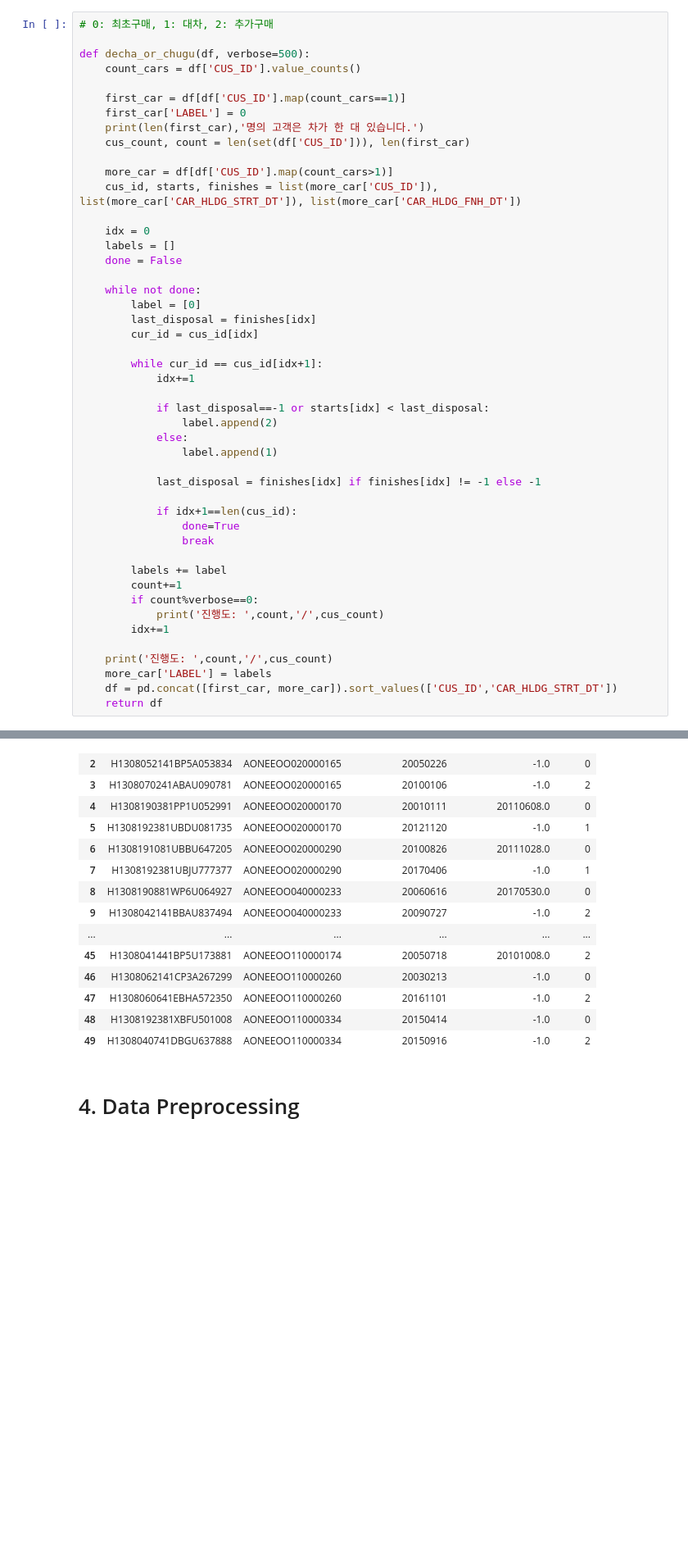
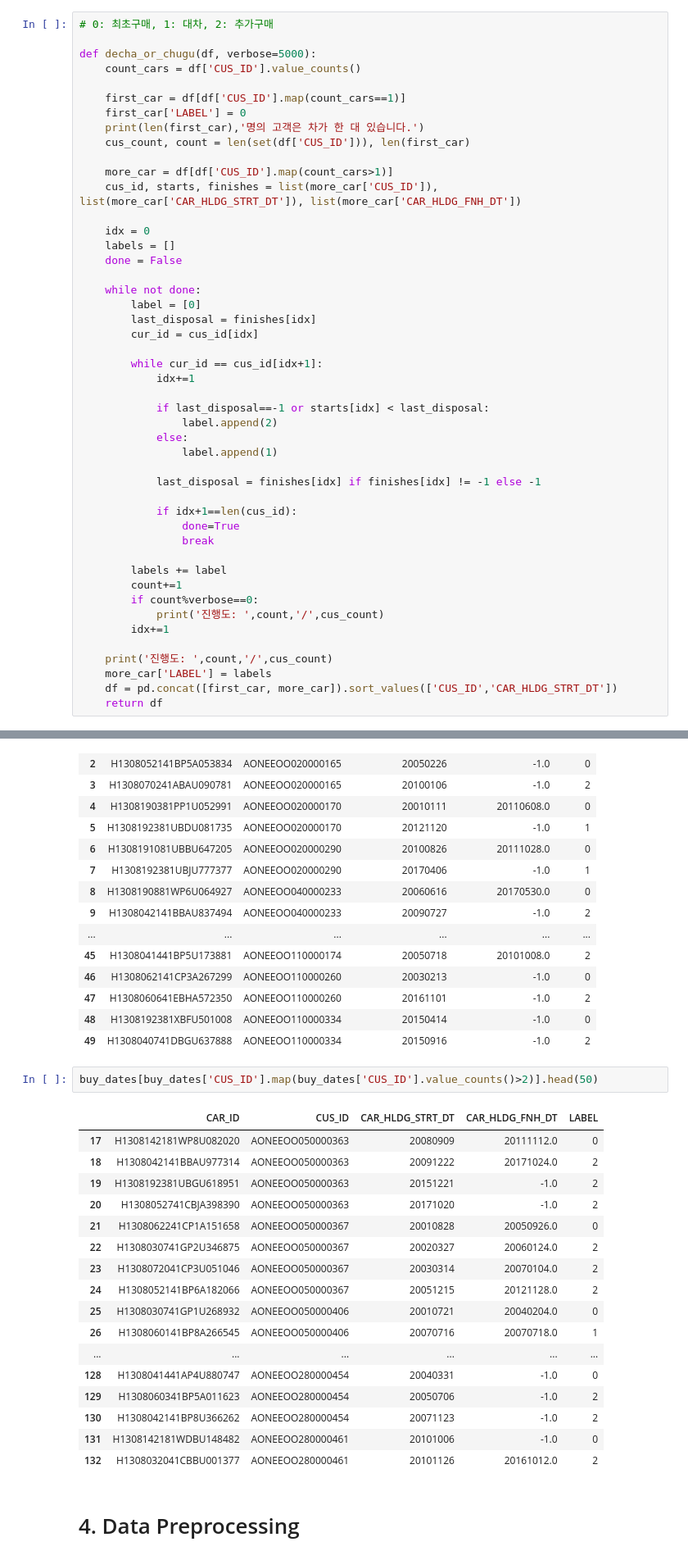
Before and after one commit to LoveDH/hacarthon, a Jupyter notebook: hacarthon_EDA.ipynb, the cells around one changed output, grey strips where cells are left out. Shown at 82% size. Drawn from its saved outputs; the diff is of its cells as text; blank space fills up the shorter version.

```diff
--- a/hacarthon_EDA.ipynb
+++ b/hacarthon_EDA.ipynb
@@ -207,7 +207,7 @@ buy_dates.head(10)
 # %%
 # 0: 최초구매, 1: 대차, 2: 추가구매
 
-def decha_or_chugu(df, verbose=500):
+def decha_or_chugu(df, verbose=5000):
     count_cars = df['CUS_ID'].value_counts()
 
     first_car = df[df['CUS_ID'].map(count_cars==1)]
@@ -288,6 +288,26 @@ buy_dates.head(50)
 | 47 | H1308060641EBHA572350 | AONEEOO110000260 | 20161101 | -1.0 | 2 |
 | 48 | H1308192381XBFU501008 | AONEEOO110000334 | 20150414 | -1.0 | 0 |
 | 49 | H1308040741DBGU637888 | AONEEOO110000334 | 20150916 | -1.0 | 2 |
+# %%
+buy_dates[buy_dates['CUS_ID'].map(buy_dates['CUS_ID'].value_counts()>2)].head(50)
+# %% [output]
+|  | CAR_ID | CUS_ID | CAR_HLDG_STRT_DT | CAR_HLDG_FNH_DT | LABEL |
+| 17 | H1308142181WP8U082020 | AONEEOO050000363 | 20080909 | 20111112.0 | 0 |
+| 18 | H1308042141BBAU977314 | AONEEOO050000363 | 20091222 | 20171024.0 | 2 |
+| 19 | H1308192381UBGU618951 | AONEEOO050000363 | 20151221 | -1.0 | 2 |
+| 20 | H1308052741CBJA398390 | AONEEOO050000363 | 20171020 | -1.0 | 2 |
+| 21 | H1308062241CP1A151658 | AONEEOO050000367 | 20010828 | 20050926.0 | 0 |
+| 22 | H1308030741GP2U346875 | AONEEOO050000367 | 20020327 | 20060124.0 | 2 |
+| 23 | H1308072041CP3U051046 | AONEEOO050000367 | 20030314 | 20070104.0 | 2 |
+| 24 | H1308052141BP6A182066 | AONEEOO050000367 | 20051215 | 20121128.0 | 2 |
+| 25 | H1308030741GP1U268932 | AONEEOO050000406 | 20010721 | 20040204.0 | 0 |
+| 26 | H1308060141BP8A266545 | AONEEOO050000406 | 20070716 | 20070718.0 | 1 |
+| ... | ... | ... | ... | ... | ... |
+| 128 | H1308041441AP4U880747 | AONEEOO280000454 | 20040331 | -1.0 | 0 |
+| 129 | H1308060341BP5A011623 | AONEEOO280000454 | 20050706 | -1.0 | 2 |
+| 130 | H1308042141BP8U366262 | AONEEOO280000454 | 20071123 | -1.0 | 2 |
+| 131 | H1308142181WDBU148482 | AONEEOO280000461 | 20101006 | -1.0 | 0 |
+| 132 | H1308032041CBBU001377 | AONEEOO280000461 | 20101126 | 20161012.0 | 2 |
 # %% [markdown]
 # 4. Data Preprocessing
 # %% [markdown]
```
